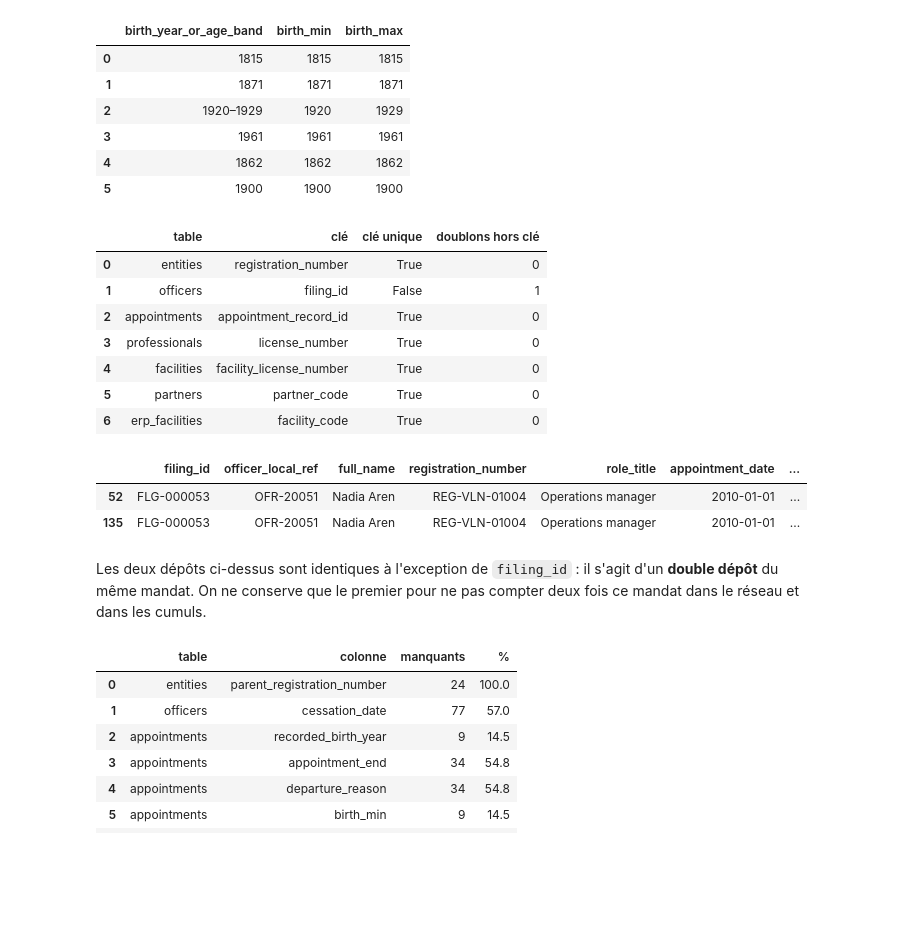
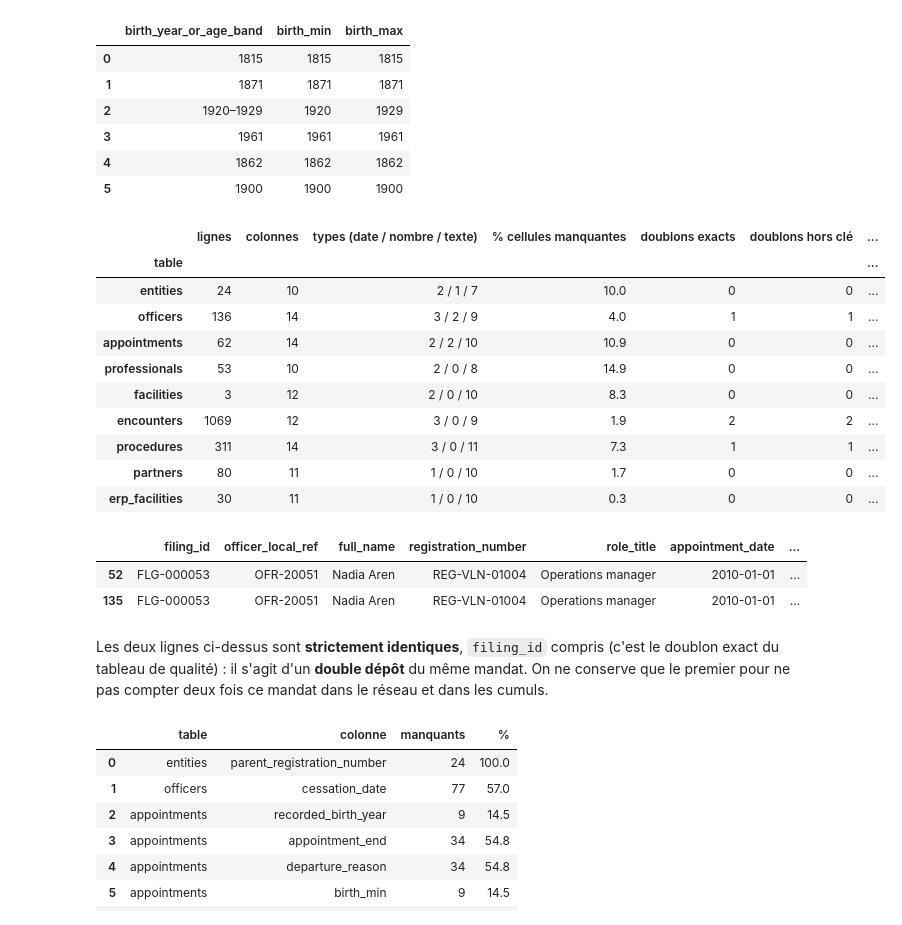
Before and after one commit to JLFoxii/20262027-UE-DataMining-Project, a Jupyter notebook: 02_registres_et_reseau.ipynb, the cells around one changed output. Saved outputs shown, nothing was run; the diff lists cells and outputs as text; code cells hidden in the pictures; blank space fills up the shorter version.

```diff
--- a/02_registres_et_reseau.ipynb
+++ b/02_registres_et_reseau.ipynb
@@ -248,39 +249,58 @@ Intitulés en minuscules : ['research director at asterion clinical institute']
 # %%
 PRIMARY_KEYS = {
     "entities": "registration_number",
     "officers": "filing_id",
     "appointments": "appointment_record_id",
     "professionals": "license_number",
     "facilities": "facility_license_number",
+    "encounters": "encounter_number",
+    "procedures": "procedure_record_id",
     "partners": "partner_code",
     "erp_facilities": "facility_code",
 }
 
+# tableau de qualite : une ligne par fichier
 rows = []
 for name in PRIMARY_KEYS:
     df = clean[name]
     key = PRIMARY_KEYS[name]
     # un doublon hors cle = meme ligne enregistree deux fois sous deux identifiants
     others = []
     for col in df.columns:
         if (col != key):
             others.append(col)
+    n_dates = 0
+    n_numbers = 0
+    for col in df.columns:
+        if (pd.api.types.is_datetime64_any_dtype(df[col])):
+            n_dates += 1
+        elif (pd.api.types.is_numeric_dtype(df[col])):
+            n_numbers += 1
+    n_text = df.shape[1] - n_dates - n_numbers
     rows.append({
         "table": name,
+        "lignes": len(df),
+        "colonnes": df.shape[1],
+        "types (date / nombre / texte)": f"{n_dates} / {n_numbers} / {n_text}",
+        "% cellules manquantes": round(100 * df.isna().sum().sum() / df.size, 1),
+        "doublons exacts": int(df.duplicated().sum()),
+        "doublons hors clé": int(df.duplicated(subset=others).sum()),
         "clé": key,
-        "clé unique": df[key].is_unique,
-        "doublons hors clé": int(df.duplicated(subset=others).sum())
+        "clé unique": df[key].is_unique
     })
-pd.DataFrame(rows)
+pd.DataFrame(rows).set_index("table")
 # %% [output]
-|  | table | clé | clé unique | doublons hors clé |
-| 0 | entities | registration_number | True | 0 |
-| 1 | officers | filing_id | False | 1 |
-| 2 | appointments | appointment_record_id | True | 0 |
-| 3 | professionals | license_number | True | 0 |
-| 4 | facilities | facility_license_number | True | 0 |
-| 5 | partners | partner_code | True | 0 |
-| 6 | erp_facilities | facility_code | True | 0 |
+|  | lignes | colonnes | types (date / nombre / texte) | % cellules manquantes | doublons exacts | doublons hors clé | ... |
+| table |  |  |  |  |  |  | ... |
+| entities | 24 | 10 | 2 / 1 / 7 | 10.0 | 0 | 0 | ... |
+| officers | 136 | 14 | 3 / 2 / 9 | 4.0 | 1 | 1 | ... |
+| appointments | 62 | 14 | 2 / 2 / 10 | 10.9 | 0 | 0 | ... |
+| professionals | 53 | 10 | 2 / 0 / 8 | 14.9 | 0 | 0 | ... |
+| facilities | 3 | 12 | 2 / 0 / 10 | 8.3 | 0 | 0 | ... |
+| encounters | 1069 | 12 | 3 / 0 / 9 | 1.9 | 2 | 2 | ... |
+| procedures | 311 | 14 | 3 / 0 / 11 | 7.3 | 1 | 1 | ... |
+| partners | 80 | 11 | 1 / 0 / 10 | 1.7 | 0 | 0 | ... |
+| erp_facilities | 30 | 11 | 1 / 0 / 10 | 0.3 | 0 | 0 | ... |
 # %%
 dup_cols = []
 for col in officers.columns:
@@ -295,7 +315,7 @@ duplicated_rows[["filing_id", "officer_local_ref", "full_name", "registration_nu
 | 52 | FLG-000053 | OFR-20051 | Nadia Aren | REG-VLN-01004 | Operations manager | 2010-01-01 | ... |
 | 135 | FLG-000053 | OFR-20051 | Nadia Aren | REG-VLN-01004 | Operations manager | 2010-01-01 | ... |
 # %% [markdown]
-Les deux dépôts ci-dessus sont identiques à l'exception de `filing_id` : il s'agit d'un **double dépôt** du même mandat. On ne conserve que le premier pour ne pas compter deux fois ce mandat dans le réseau et dans les cumuls.
+Les deux lignes ci-dessus sont **strictement identiques**, `filing_id` compris (c'est le doublon exact du tableau de qualité) : il s'agit d'un **double dépôt** du même mandat. On ne conserve que le premier pour ne pas compter deux fois ce mandat dans le réseau et dans les cumuls.
 # %%
 # garder un seul exemplaire du mandat depose deux fois
 officers = officers.drop_duplicates(subset=dup_cols, keep="first").reset_index(drop=True)
```
Also changed, not shown: parts of 71 cells of this notebook, 1 other file.
